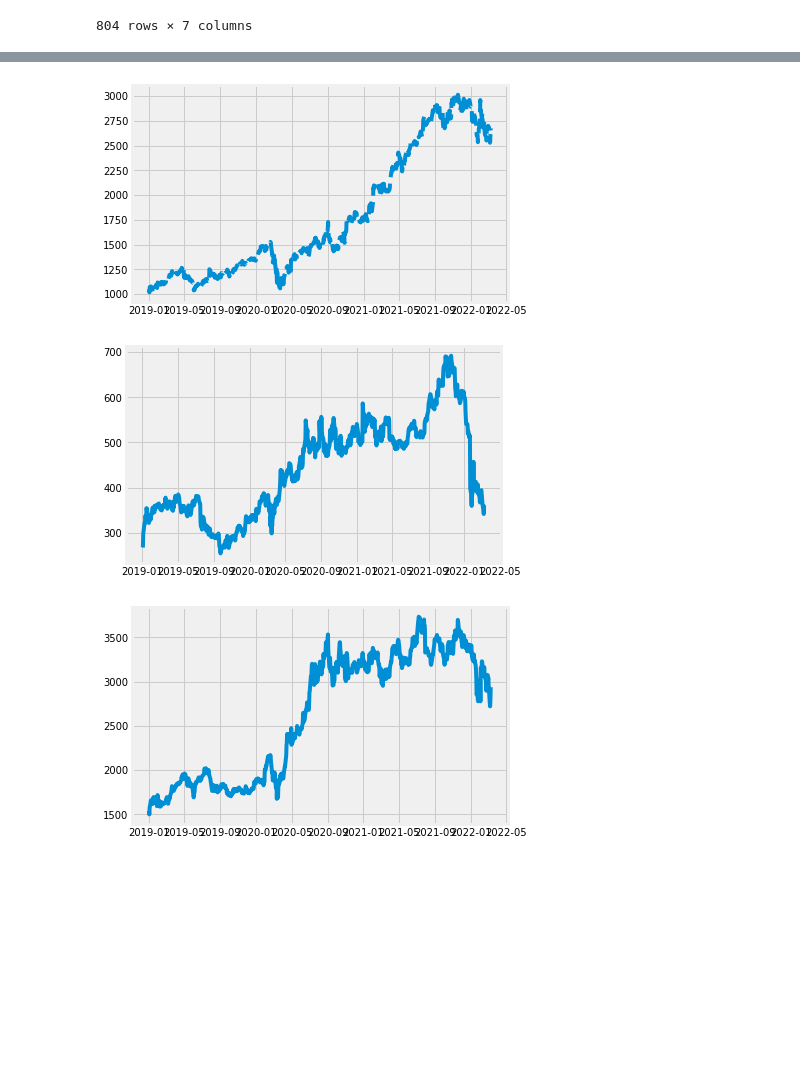
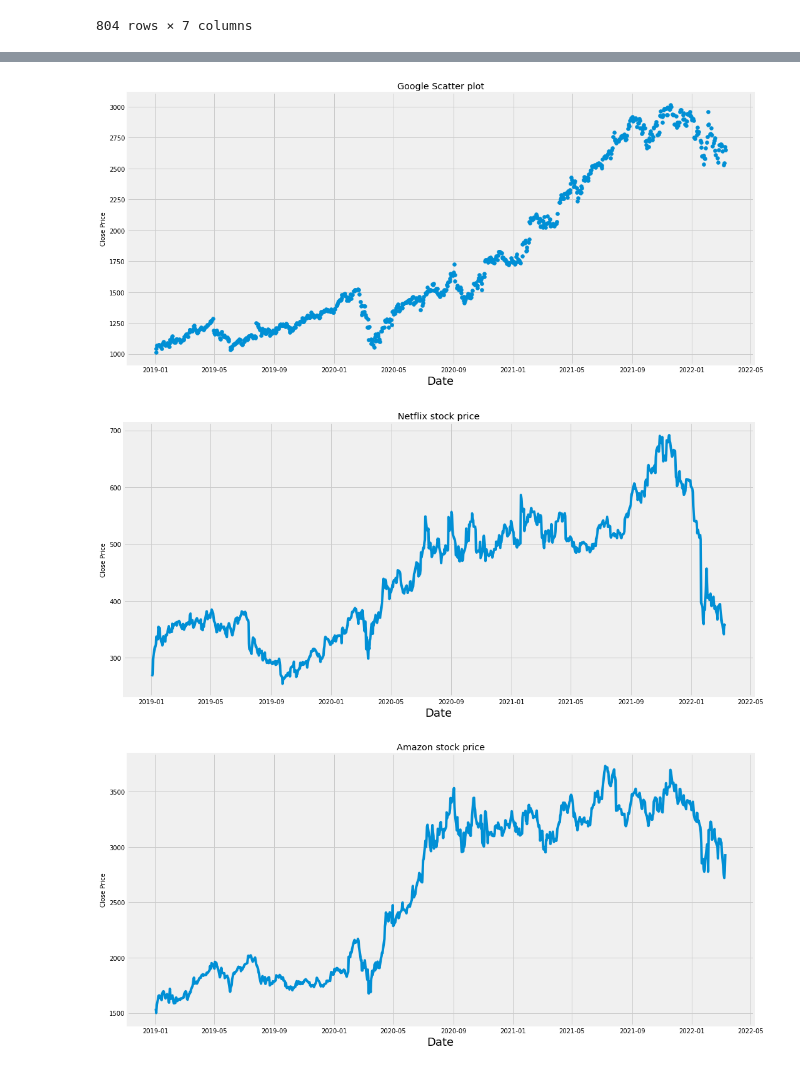
Before and after one commit to aanilkumarreddy/Angular-Assignment, a Jupyter notebook: dataexploringFAANG.ipynb, the cells around one changed output, grey strips where cells are left out. Cells and saved outputs as stored; diff of their text form; code cells hidden in the pictures; blank space fills up the shorter version.

```diff
--- a/dataexploringFAANG.ipynb
+++ b/dataexploringFAANG.ipynb
@@ -74,23 +79,34 @@ plt.show()
 # %%
 googleCSV = pd.read_csv('GOOG.csv',parse_dates=['Date']);
 
-plt.plot(googleCSV['Date'], googleCSV['Close'], linestyle = 'dashed')
+plt.figure(figsize=(16,8))
+plt.title('Google Scatter plot')
+plt.xlabel('Date',fontsize=18)
+plt.ylabel('Close Price',fontsize=10)
+plt.scatter(googleCSV['Date'], googleCSV['Close'])
 plt.show()
 # %% [output]
-[figure, old version]
+[figure, new version]
 # %%
 nflxcsv = pd.read_csv('NFLX.csv',parse_dates=['Date']);
 
+plt.figure(figsize=(16,8))
+plt.title('Netflix stock price')
+plt.xlabel('Date',fontsize=18)
+plt.ylabel('Close Price',fontsize=10)
 plt.plot(nflxcsv['Date'], nflxcsv['Close'])
 plt.show()
 # %% [output]
-[figure, old version]
+[figure, new version]
 # %%
 amzncsv = pd.read_csv('AMZN.csv',parse_dates=['Date']);
-
+plt.figure(figsize=(16,8))
+plt.title('Amazon stock price')
+plt.xlabel('Date',fontsize=18)
+plt.ylabel('Close Price',fontsize=10)
 plt.plot(amzncsv['Date'], amzncsv['Close'])
 plt.show()
 # %% [output]
-[figure, old version]
+[figure, new version]
 # %%
 
```
Also changed, not shown: parts of 6 cells of this notebook.
